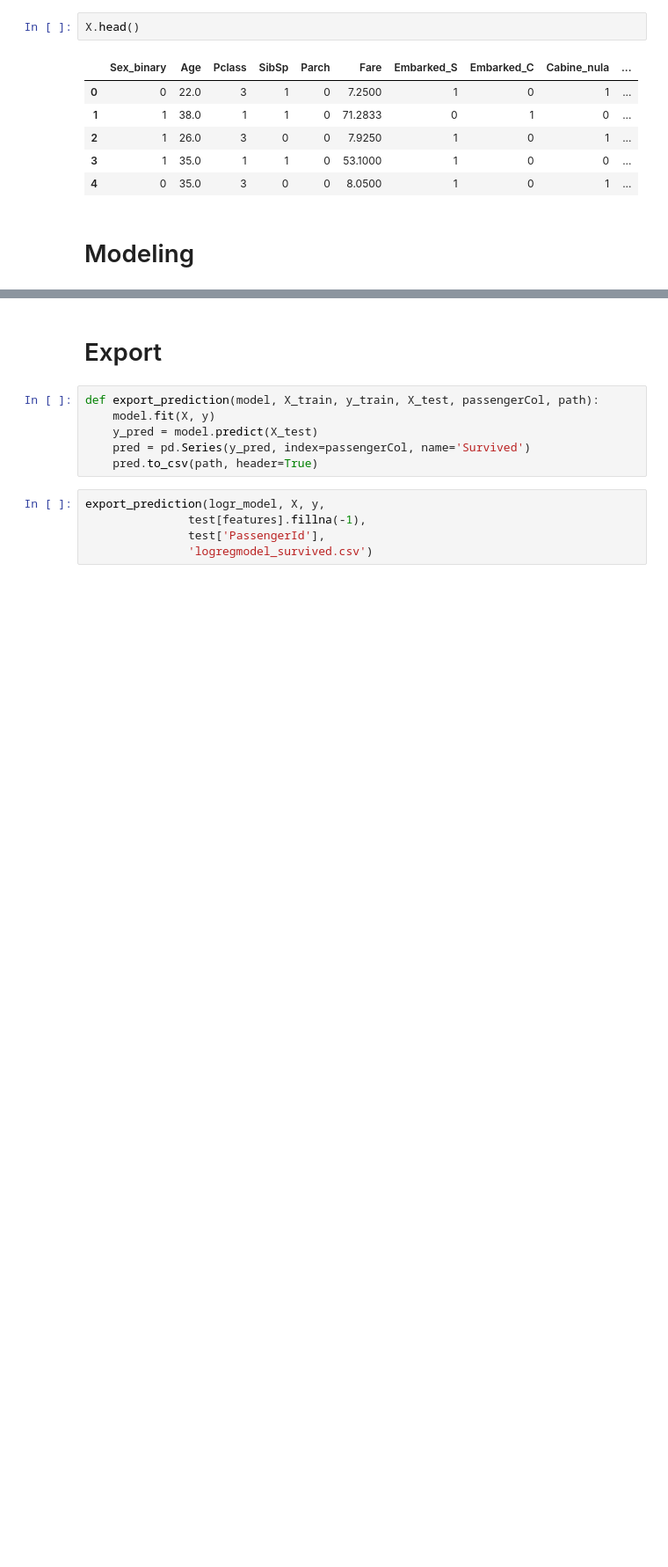
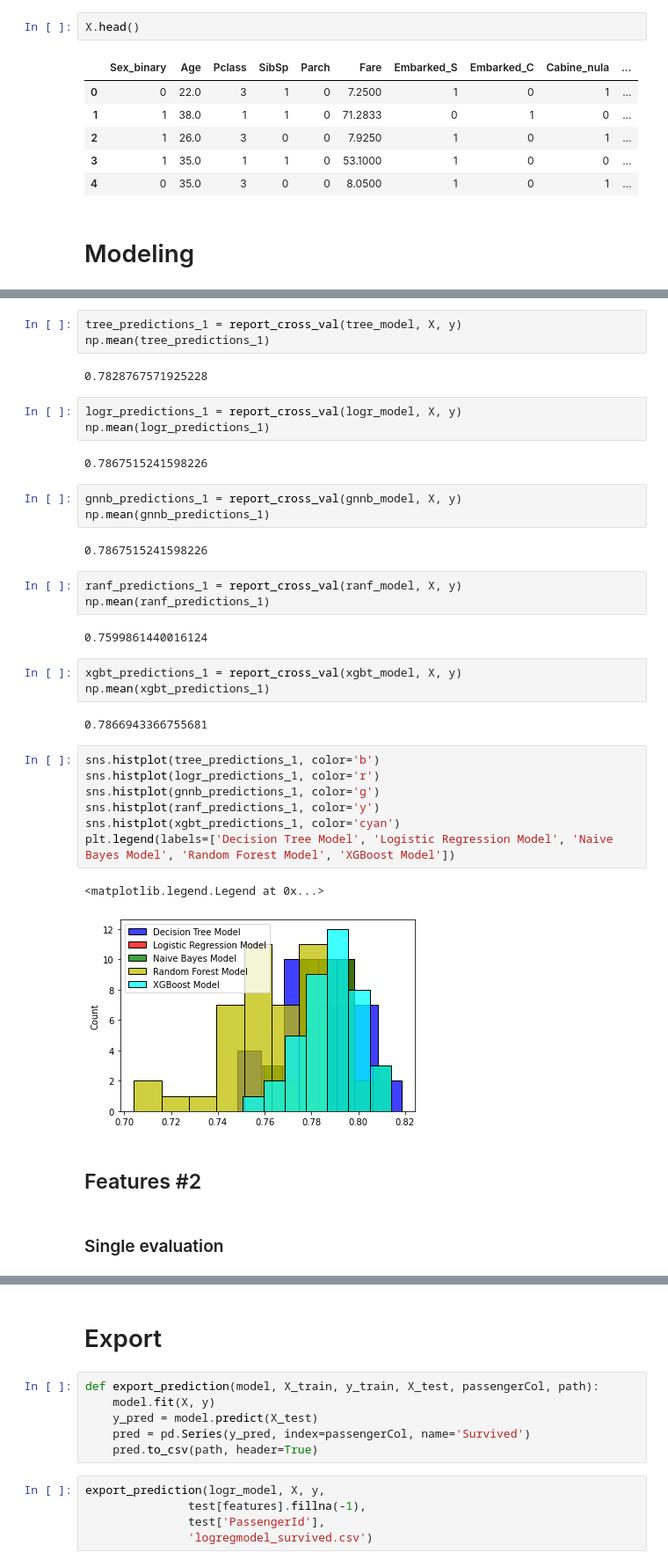
Before and after one commit to vichShir/kaggle-getting-started-competitions, a Jupyter notebook: Titanic/Titanic_Notebook.ipynb, the cells around one changed output, grey strips where cells are left out. Shown: that part at 88% size. Cells and saved outputs as stored; diff of their text form; blank space fills up the shorter version.

```diff
--- a/Titanic/Titanic_Notebook.ipynb
+++ b/Titanic/Titanic_Notebook.ipynb
@@ -628,0 +588,39 @@ plt.legend(labels=['Logistic Regression Model', 'XGBoost Model'])
+# %%
+tree_predictions_1 = report_cross_val(tree_model, X, y)
+np.mean(tree_predictions_1)
+# %% [output]
+0.7828767571925228
+# %%
+logr_predictions_1 = report_cross_val(logr_model, X, y)
+np.mean(logr_predictions_1)
+# %% [output]
+0.7867515241598226
+# %%
+gnnb_predictions_1 = report_cross_val(gnnb_model, X, y)
+np.mean(gnnb_predictions_1)
+# %% [output]
+0.7867515241598226
+# %%
+ranf_predictions_1 = report_cross_val(ranf_model, X, y)
+np.mean(ranf_predictions_1)
+# %% [output]
+0.7599861440016124
+# %%
+xgbt_predictions_1 = report_cross_val(xgbt_model, X, y)
+np.mean(xgbt_predictions_1)
+# %% [output]
+0.7866943366755681
+# %%
+sns.histplot(tree_predictions_1, color='b')
+sns.histplot(logr_predictions_1, color='r')
+sns.histplot(gnnb_predictions_1, color='g')
+sns.histplot(ranf_predictions_1, color='y')
+sns.histplot(xgbt_predictions_1, color='cyan')
+plt.legend(labels=['Decision Tree Model', 'Logistic Regression Model', 'Naive Bayes Model', 'Random Forest Model', 'XGBoost Model'])
+# %% [output]
+<matplotlib.legend.Legend at 0x...>
+[figure, added]
+# %% [markdown]
+## Features #2
+# %% [markdown]
+### Single evaluation
```
Also changed, not shown: parts of 50 cells of this notebook.
